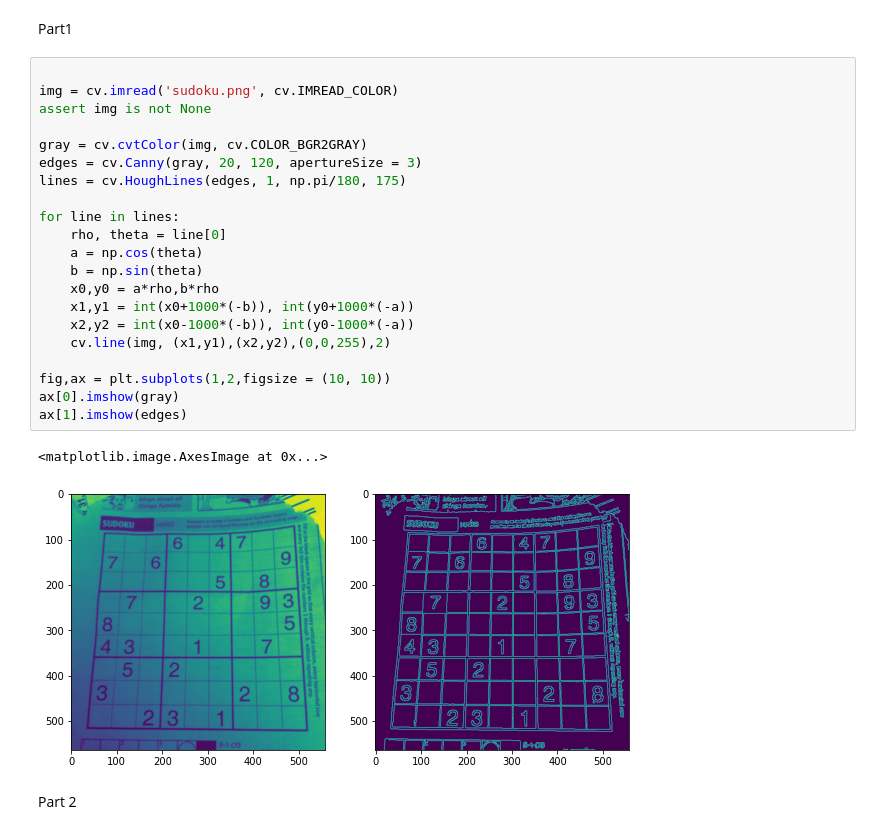
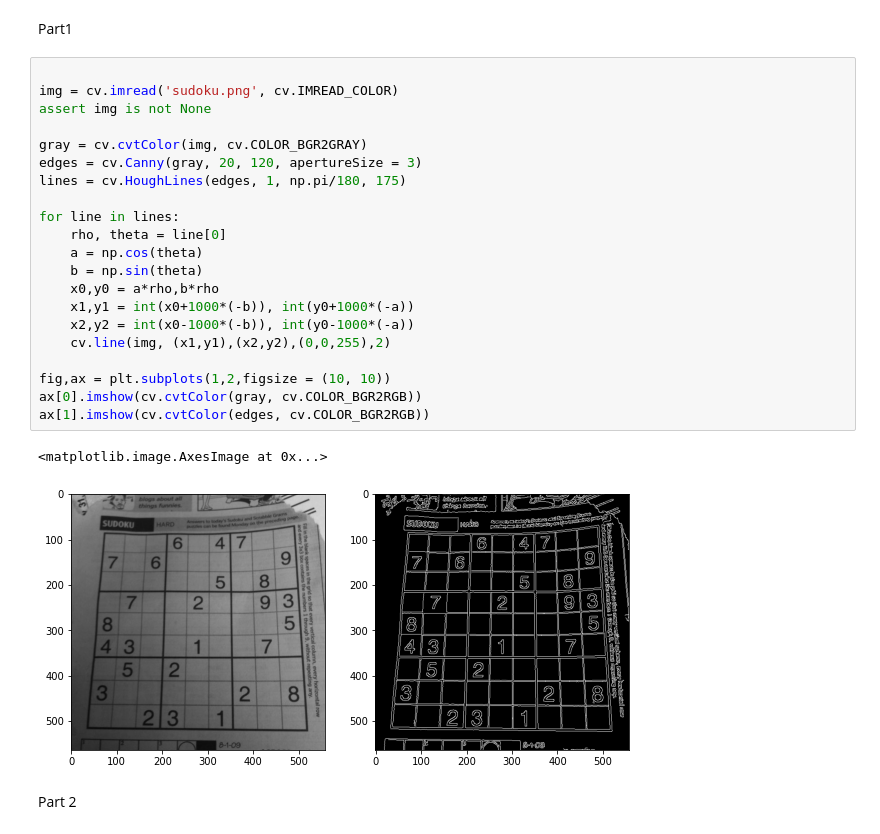
Before and after one commit to SenuriMR/EN2550---Fundamentals-of-Image-Processing-and-Machine-Vision, a Jupyter notebook: Exercise 06/Exercise_06.ipynb, the cells around one changed output. Saved outputs shown, nothing was run; the diff lists cells and outputs as text.

```diff
--- a/Exercise 06/Exercise_06.ipynb
+++ b/Exercise 06/Exercise_06.ipynb
@@ -15,27 +15,27 @@ Part1
 # %%
 
 img = cv.imread('sudoku.png', cv.IMREAD_COLOR)
 assert img is not None
 
 gray = cv.cvtColor(img, cv.COLOR_BGR2GRAY)
 edges = cv.Canny(gray, 20, 120, apertureSize = 3)
 lines = cv.HoughLines(edges, 1, np.pi/180, 175)
 
 for line in lines:
     rho, theta = line[0]
     a = np.cos(theta)
     b = np.sin(theta)
     x0,y0 = a*rho,b*rho
     x1,y1 = int(x0+1000*(-b)), int(y0+1000*(-a))
     x2,y2 = int(x0-1000*(-b)), int(y0-1000*(-a))
     cv.line(img, (x1,y1),(x2,y2),(0,0,255),2)
 
 fig,ax = plt.subplots(1,2,figsize = (10, 10))
-ax[0].imshow(gray)
-ax[1].imshow(edges)
+ax[0].imshow(cv.cvtColor(gray, cv.COLOR_BGR2RGB))
+ax[1].imshow(cv.cvtColor(edges, cv.COLOR_BGR2RGB))
 # %% [output]
 <matplotlib.image.AxesImage at 0x...>
-[figure, old version]
+[figure, new version]
 # %% [markdown]
 Part 2
 # %%
```
Also changed, not shown: parts of 3 cells of this notebook, 4 other files.
